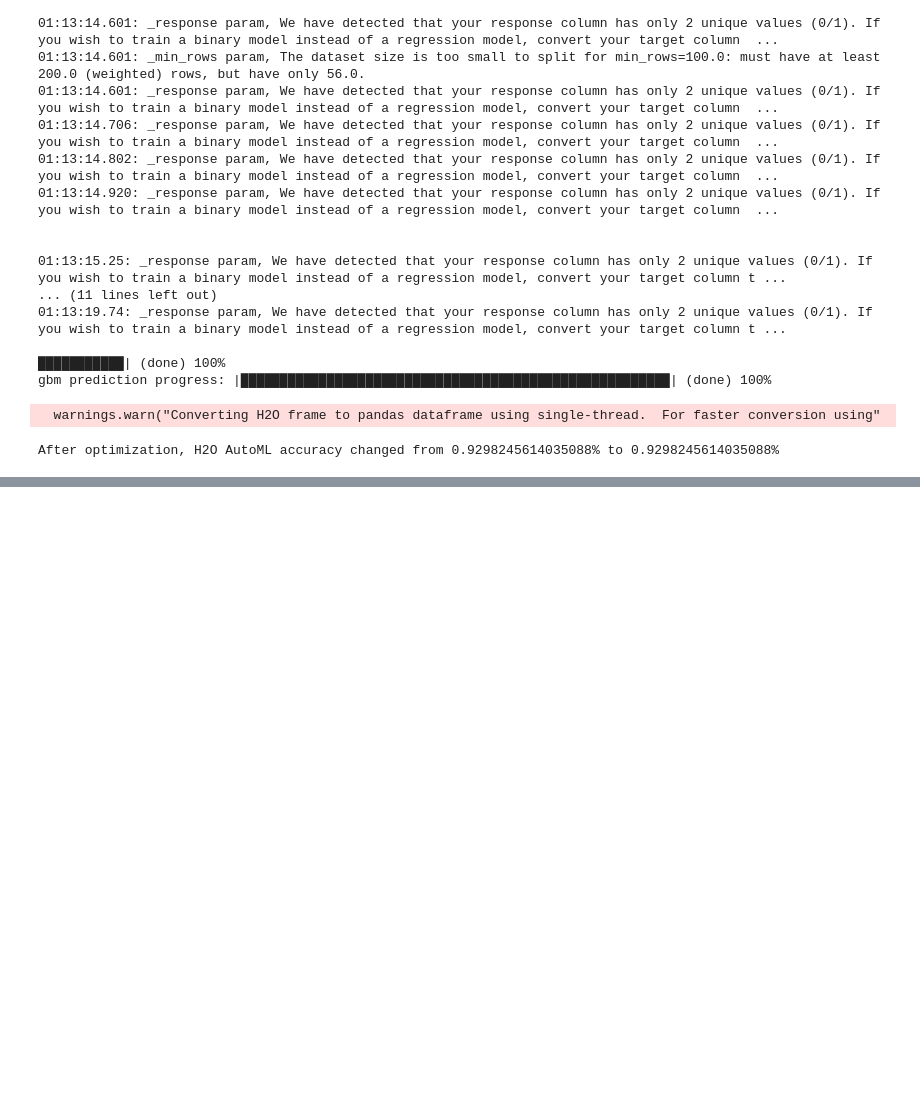
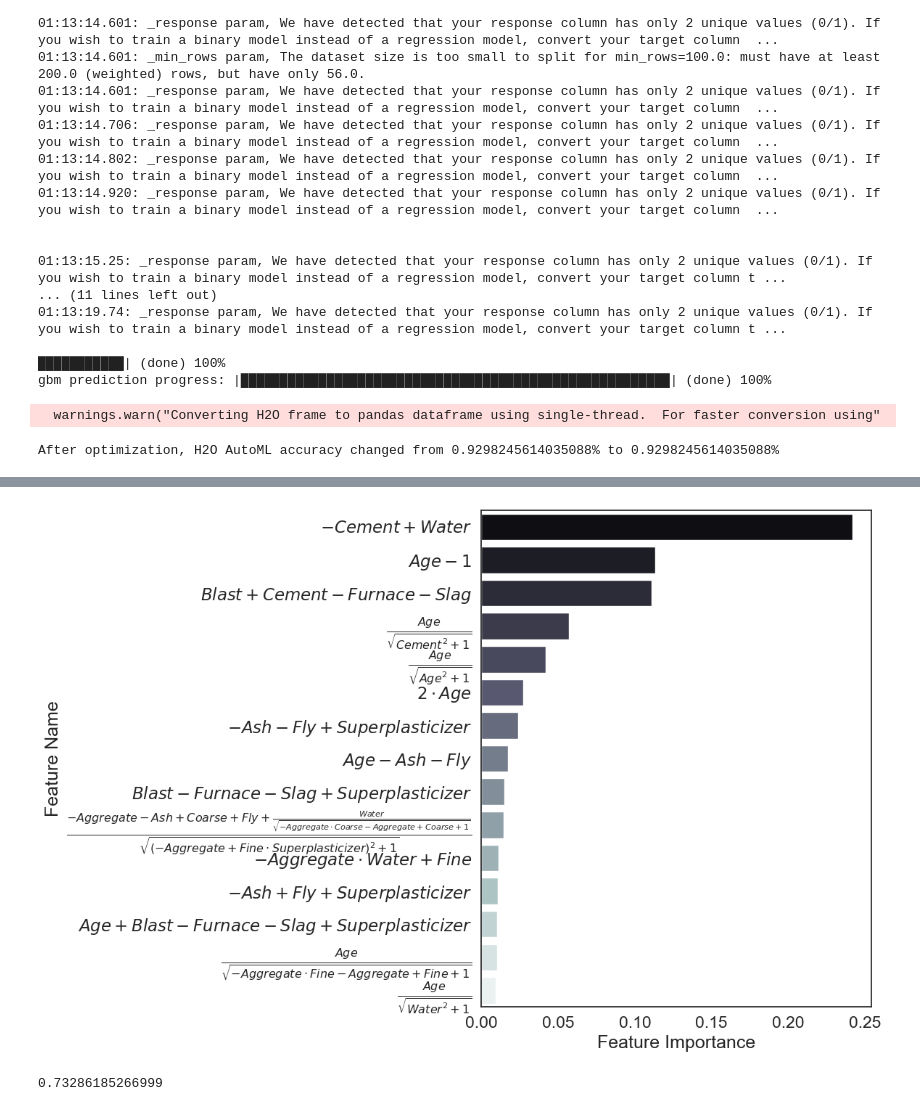
Before and after one commit to Filgar/efsc, a Jupyter notebook: playground.ipynb, the cells around one changed output, grey strips where cells are left out. Drawn from its saved outputs; the diff is of its cells as text; code cells hidden in the pictures; blank space fills up the shorter version.

```diff
--- a/playground.ipynb
+++ b/playground.ipynb
@@ -341,0 +518,10 @@ After optimization, H2O AutoML accuracy changed from 0.9298245614035088% to 0.92
+# %%
+from evolutionary_forest.forest import EvolutionaryForestRegressor
+from evolutionary_forest.utils import get_feature_importance, plot_feature_importance, feature_append
+from sklearn.metrics import r2_score
+
+r = EvolutionaryForestRegressor(max_height=3, normalize=True, select='AutomaticLexicase',
+                                gene_num=10, boost_size=100, n_gen=20, n_pop=200, cross_pb=1,
+                                base_learner='Random-DT', verbose=True)
+r.fit(x_train_reg, y_train_reg)
+print(r2_score(y_test_reg, r.predict(x_test_reg)))
@@ -341,0 +546,22 @@ After optimization, H2O AutoML accuracy changed from 0.9298245614035088% to 0.92
+# %%
+# Calculate and plot feature importance
+feature_importance_dict = get_feature_importance(r)
+plot_feature_importance(feature_importance_dict)
+# %% [output]
+[figure, added]
+# %%
+from sklearn.ensemble import ExtraTreesRegressor, AdaBoostRegressor, GradientBoostingRegressor, RandomForestRegressor
+from xgboost import XGBRegressor
+
+# Synthesize new features
+code_importance_dict = get_feature_importance(r, simple_version=False)
+top_features = list(code_importance_dict.keys())[:len(code_importance_dict) // 2]
+new_train = feature_append(r, r.x_scaler.transform(x_train_reg), top_features, only_new_features=True)
+new_test = feature_append(r, r.x_scaler.transform(x_test_reg), top_features, only_new_features=True)
+
+# Train a new model on synthesized features
+new_r = RandomForestRegressor()
+new_r.fit(new_train, y_train_reg)
+print(r2_score(y_test_reg, new_r.predict(new_test)))
+# %% [output]
+0.73286185266999
```
Also changed, not shown: parts of 14 cells of this notebook, 3 other files.
